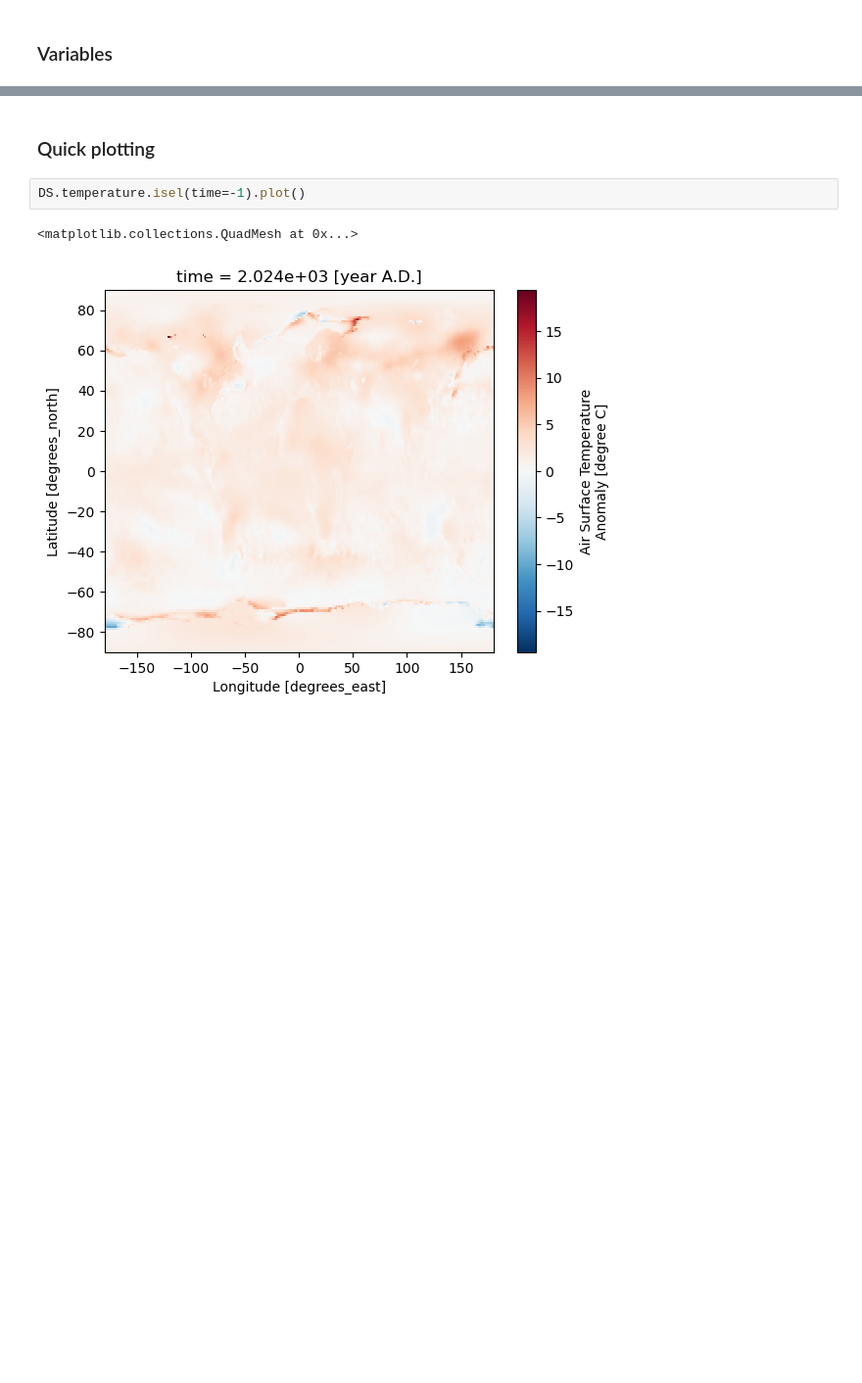
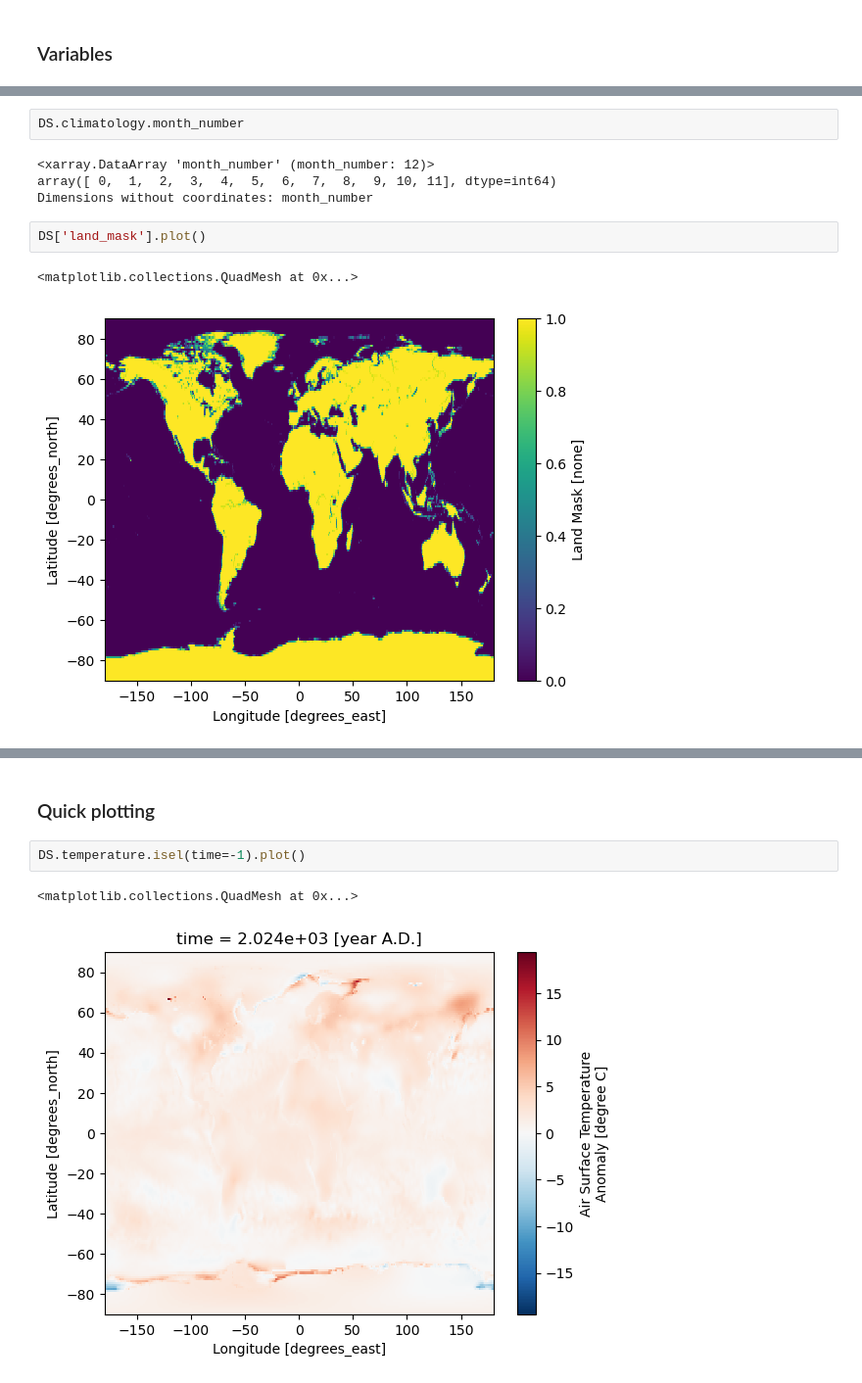
Before and after one commit to davidpaul24/CFR-2024, a Jupyter notebook: module_climate/03_data-in-3D.ipynb, the cells around one changed output, grey strips where cells are left out. Shown at 98% size. Cells and saved outputs as stored; diff of their text form; blank space fills up the shorter version.

```diff
--- a/module_climate/03_data-in-3D.ipynb
+++ b/module_climate/03_data-in-3D.ipynb
@@ -104,0 +237,11 @@ Coordinates:
+# %%
+DS.climatology.month_number
+# %% [output]
+<xarray.DataArray 'month_number' (month_number: 12)>
+array([ 0,  1,  2,  3,  4,  5,  6,  7,  8,  9, 10, 11], dtype=int64)
+Dimensions without coordinates: month_number
+# %%
+DS['land_mask'].plot()
+# %% [output]
+<matplotlib.collections.QuadMesh at 0x...>
+[figure, added]
```
Also changed, not shown: parts of 13 cells of this notebook.
